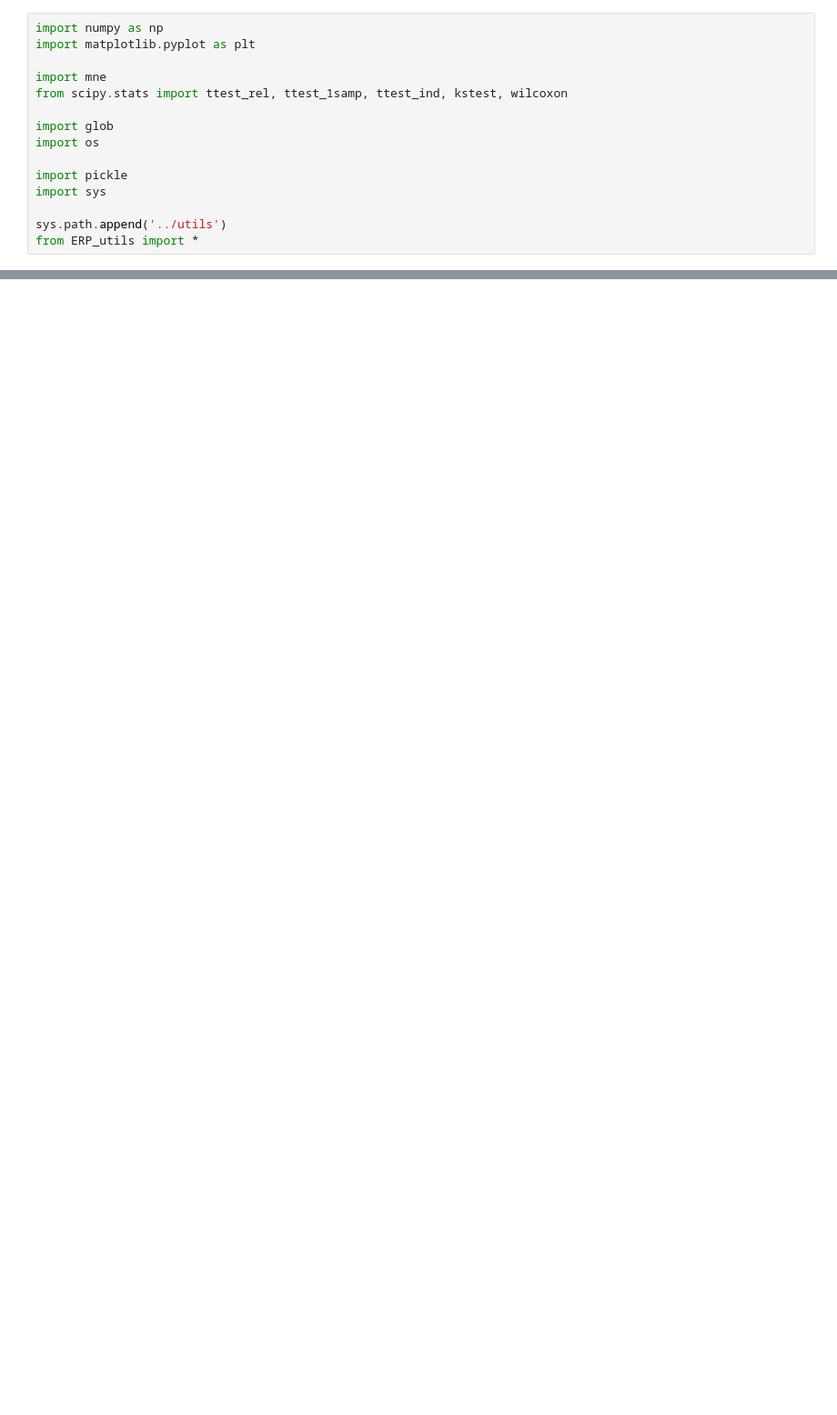
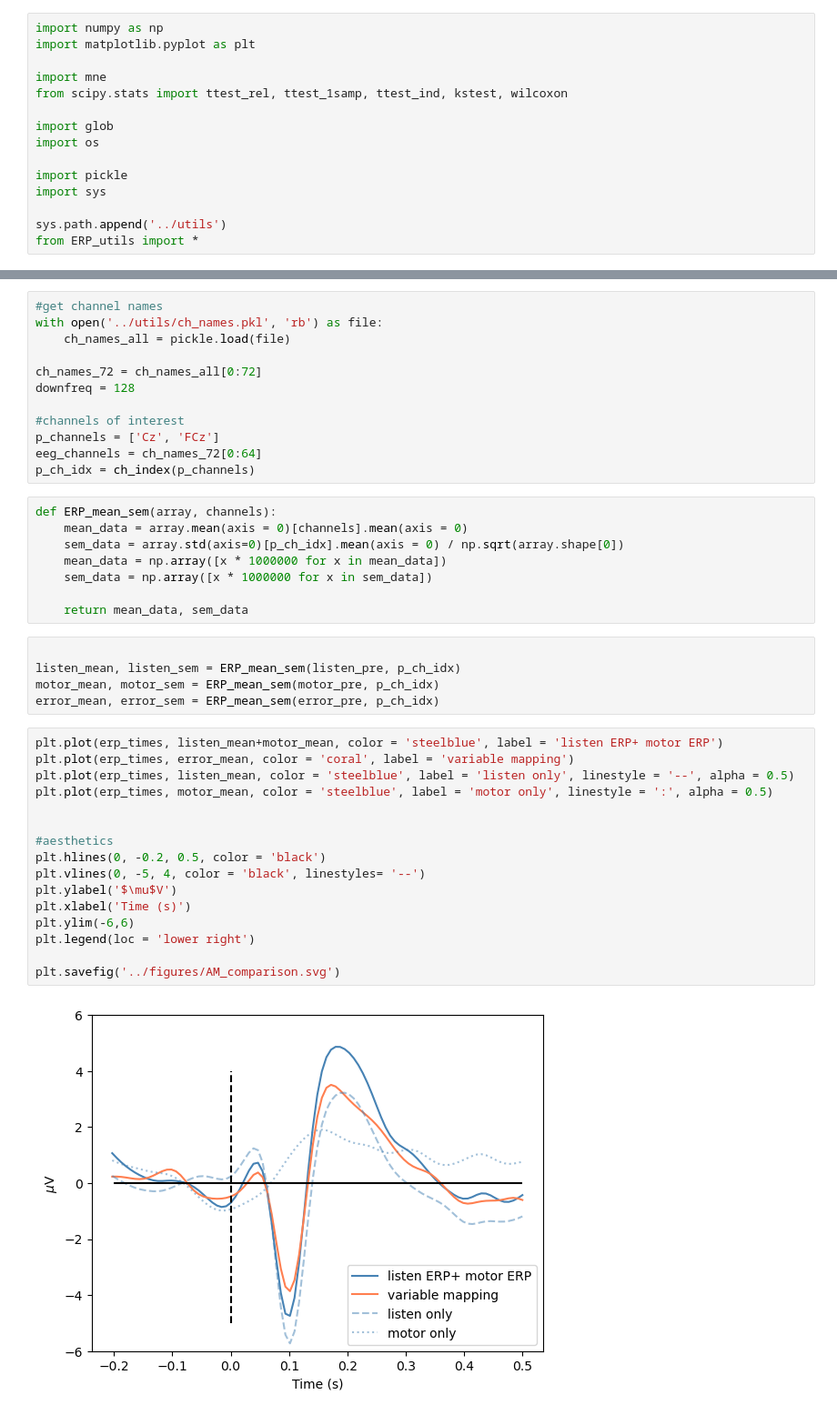
Before and after one commit to haiqin-zhang/AM-EEG, a Jupyter notebook: pipelines_LM/LM_comparison.ipynb, the cells around one changed output, grey strips where cells are left out. Shown at 91% size. Saved outputs shown, nothing was run; the diff lists cells and outputs as text; blank space fills up the shorter version.

Commit message:
AM comparison

```diff
--- a/pipelines_LM/LM_comparison.ipynb
+++ b/pipelines_LM/LM_comparison.ipynb
@@ -27,0 +24,43 @@ plt.plot(erp_times, motor_diff_mean)
+# %%
+#get channel names
+with open('../utils/ch_names.pkl', 'rb') as file:
+    ch_names_all = pickle.load(file)
+
+ch_names_72 = ch_names_all[0:72]
+downfreq = 128
+
+#channels of interest
+p_channels = ['Cz', 'FCz']
+eeg_channels = ch_names_72[0:64]
+p_ch_idx = ch_index(p_channels)
+# %%
+def ERP_mean_sem(array, channels):
+    mean_data = array.mean(axis = 0)[channels].mean(axis = 0)
+    sem_data = array.std(axis=0)[p_ch_idx].mean(axis = 0) / np.sqrt(array.shape[0])
+    mean_data = np.array([x * 1000000 for x in mean_data])
+    sem_data = np.array([x * 1000000 for x in sem_data])
+
+    return mean_data, sem_data
+# %%
+
+listen_mean, listen_sem = ERP_mean_sem(listen_pre, p_ch_idx)
+motor_mean, motor_sem = ERP_mean_sem(motor_pre, p_ch_idx)
+error_mean, error_sem = ERP_mean_sem(error_pre, p_ch_idx)
+# %%
+plt.plot(erp_times, listen_mean+motor_mean, color = 'steelblue', label = 'listen ERP+ motor ERP')
+plt.plot(erp_times, error_mean, color = 'coral', label = 'variable mapping')
+plt.plot(erp_times, listen_mean, color = 'steelblue', label = 'listen only', linestyle = '--', alpha = 0.5)
+plt.plot(erp_times, motor_mean, color = 'steelblue', label = 'motor only', linestyle = ':', alpha = 0.5)
+
+
+#aesthetics
+plt.hlines(0, -0.2, 0.5, color = 'black')
+plt.vlines(0, -5, 4, color = 'black', linestyles= '--')
+plt.ylabel('$\mu$V')
+plt.xlabel('Time (s)')
+plt.ylim(-6,6)
+plt.legend(loc = 'lower right')
+
+plt.savefig('../figures/AM_comparison.svg')
+# %% [output]
+[figure, added]
```
Also changed, not shown: parts of 4 cells of this notebook, 2 other files.
